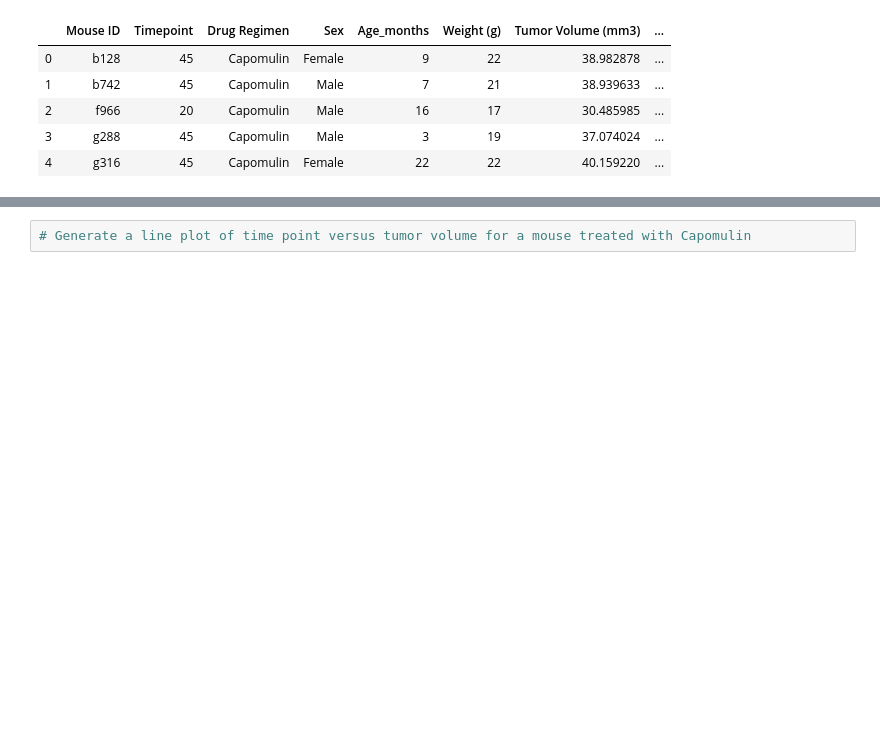
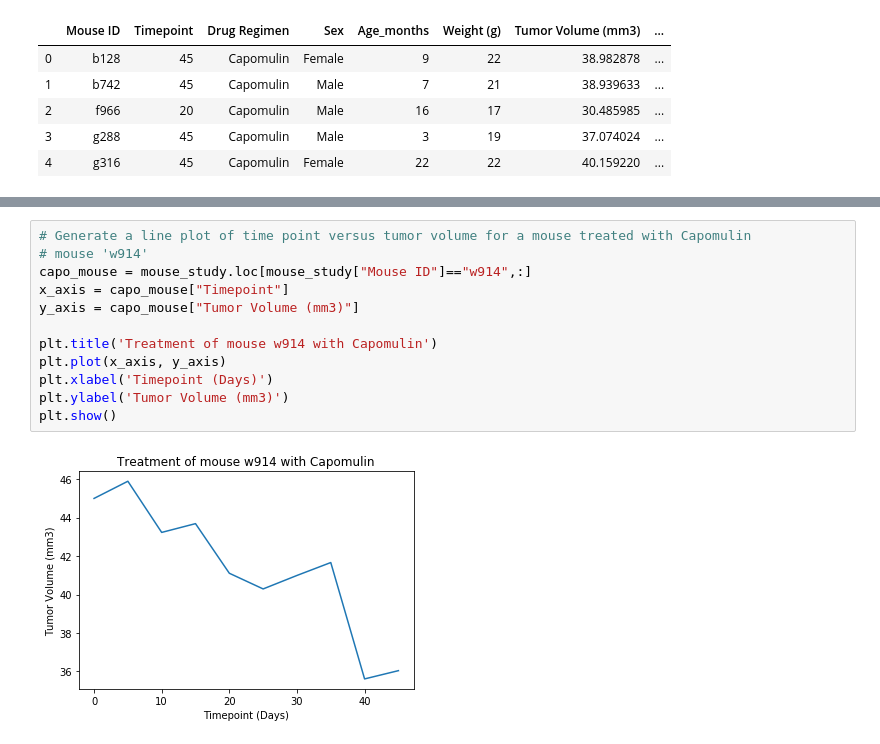
Before and after one commit to cajaffem/Matplotlib-challenge, a Jupyter notebook: pymaceuticals.ipynb, the cells around one changed output, grey strips where cells are left out. Drawn from its saved outputs; the diff is of its cells as text; blank space fills up the shorter version.

```diff
--- a/pymaceuticals.ipynb
+++ b/pymaceuticals.ipynb
@@ -127,4 +210,16 @@ join_capceframinf.head()
 # %%
 # Generate a line plot of time point versus tumor volume for a mouse treated with Capomulin
+# mouse 'w914'
+capo_mouse = mouse_study.loc[mouse_study["Mouse ID"]=="w914",:]
+x_axis = capo_mouse["Timepoint"]
+y_axis = capo_mouse["Tumor Volume (mm3)"]
+
+plt.title('Treatment of mouse w914 with Capomulin')
+plt.plot(x_axis, y_axis)
+plt.xlabel('Timepoint (Days)')
+plt.ylabel('Tumor Volume (mm3)')
+plt.show()
+# %% [output]
+[figure, added]
 # %%
 # Generate a scatter plot of mouse weight versus average tumor volume for the Capomulin regimen
```
Also changed, not shown: parts of 9 cells of this notebook.
